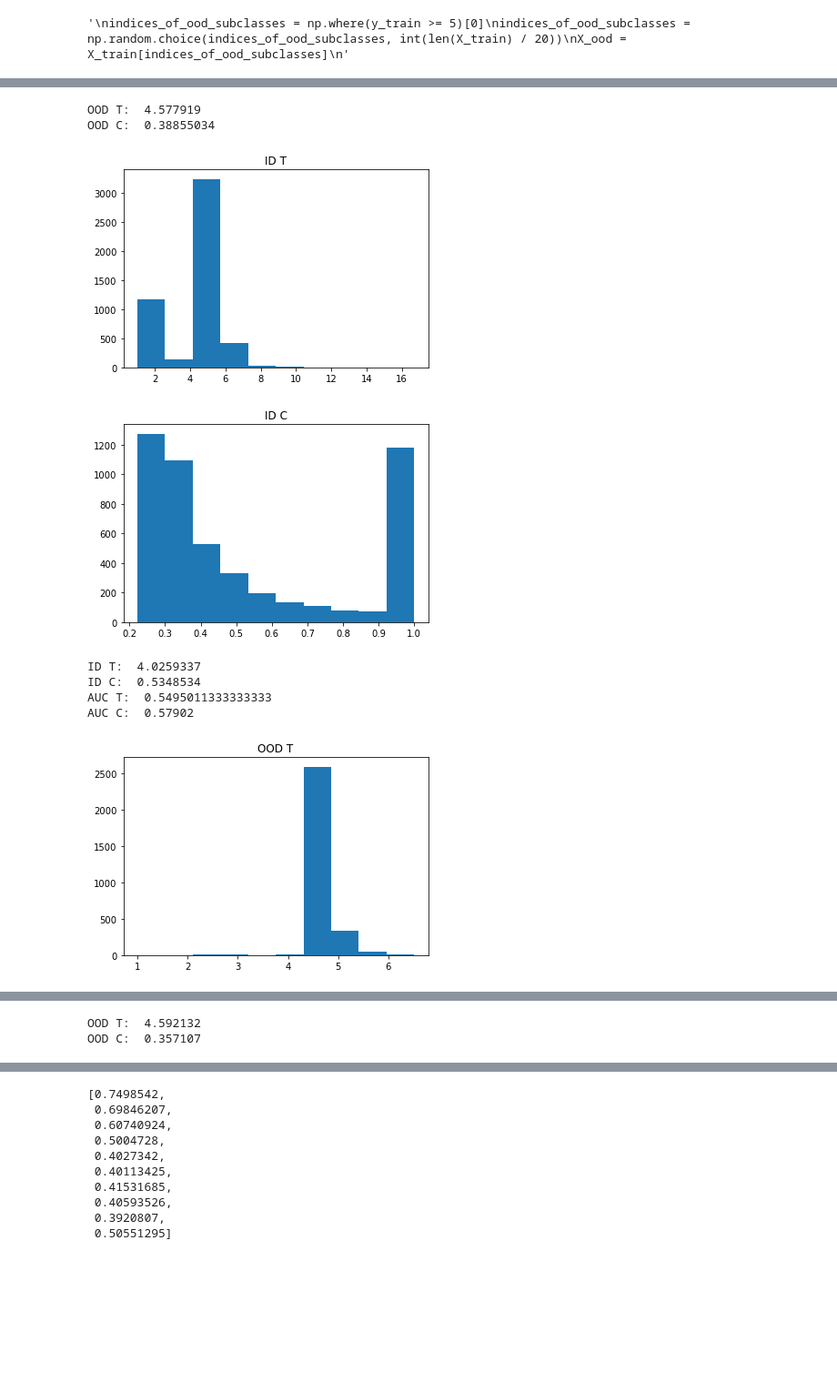
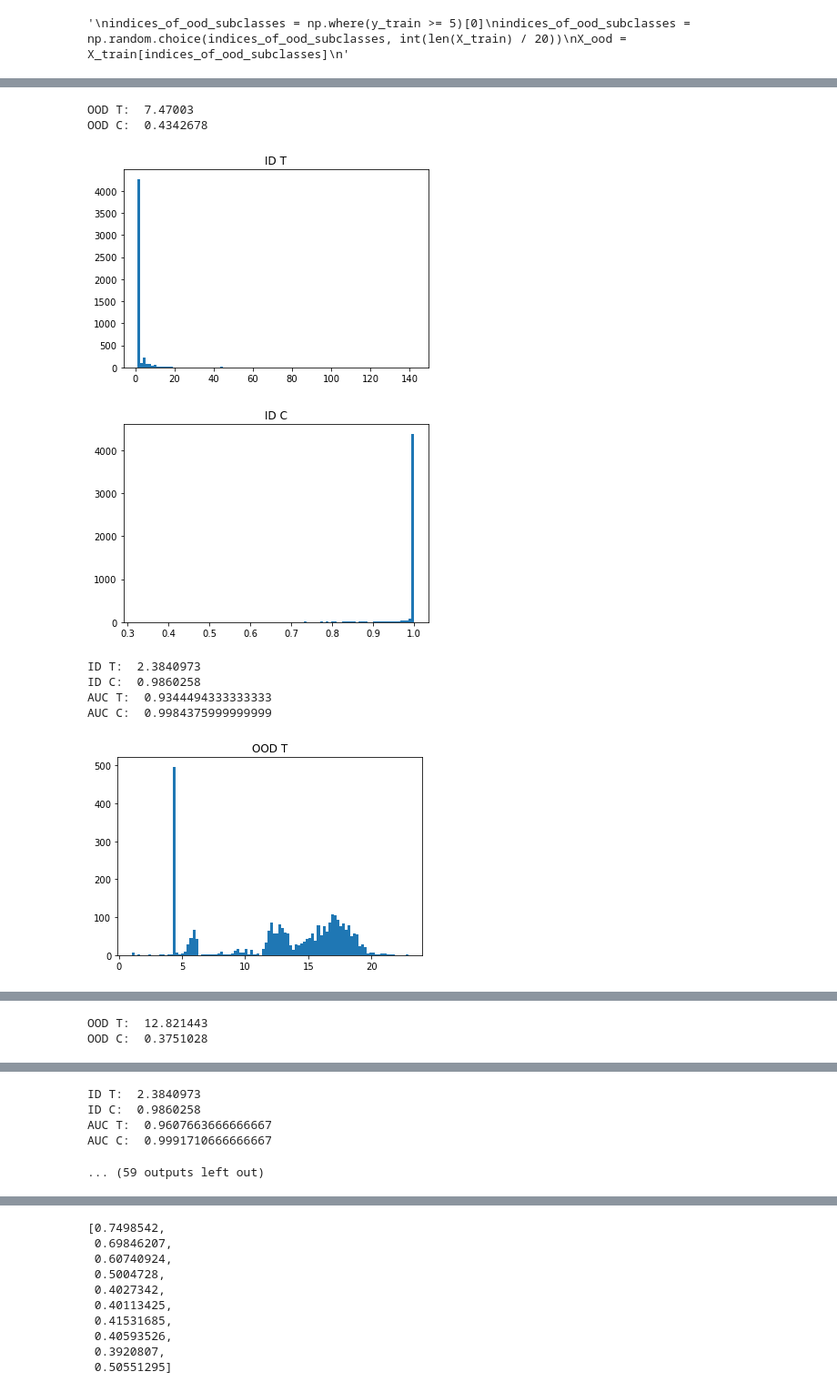
Before and after one commit to levinwil/TempVOS, a Jupyter notebook: Exploration.ipynb, the cells around one changed output, grey strips where cells are left out. Shown at 91% size. Cells and saved outputs as stored; diff of their text form; code cells hidden in the pictures; blank space fills up the shorter version.

```diff
--- a/Exploration.ipynb
+++ b/Exploration.ipynb
@@ -115,10 +116,14 @@ vos_samples = []
 close_classes_per_sample = []
 for c in tqdm(range(len(np.unique(y_train)))):
     examples_of_class = np.where(y_val == c)[0]
-    vos_samples_of_class = mv.rvs(mean = 0, cov = 1, size = (int(len(examples_of_class)), np.shape(encoding_X_val)[1]))
+    vos_samples_of_class = mv.rvs(mean = 0, cov = 1, size = (int(len(examples_of_class)) * 2, np.shape(encoding_X_val)[1]))
     vos_samples_of_class = vos_samples_of_class / np.linalg.norm(vos_samples_of_class, axis =1)[:, np.newaxis]
-    magnitudes = np.random.uniform(class_lower_percentile[c], class_upper_percentile[c], size = len(vos_samples_of_class))
-    vos_samples_of_class = class_means[c] + vos_samples_of_class * magnitudes[:, np.newaxis]
+    magnitudes = class_upper_percentile[c] - class_upper_percentile[c] * np.random.exponential(scale = .25, size = len(vos_samples_of_class))#np.random.uniform(class_lower_percentile[c], class_upper_percentile[c], size = len(vos_samples_of_class))
+    positive_magnitudes = np.where(magnitudes > 0)[0]
+    plt.hist(magnitudes[positive_magnitudes])
+    plt.title("Magnitudes")
+    plt.show()
+    vos_samples_of_class = class_means[c] + vos_samples_of_class[positive_magnitudes] * magnitudes[positive_magnitudes, np.newaxis]
     directions = []
     for sample in vos_samples_of_class:
         is_distant = True
@@ -133,11 +138,12 @@ for c in tqdm(range(len(np.unique(y_train)))):
                 direction_similarity = 1 - cosine(direction_from_generating_class, direction_from_other_class_center)
                 if direction_similarity > max_direction_similarity:
                     max_direction_similarity = direction_similarity
-                if direction_similarity > .2:
+                if direction_similarity > 0.2:
                     close_classes.append(j)
         directions.append(max_direction_similarity)
         close_classes_per_sample.append(close_classes)
     plt.hist(directions)
+    plt.title("Directions")
     plt.show()
     vos_samples.extend(vos_samples_of_class)
 # %% [output]
@@ -163,3 +171,6 @@ for i in range(len(close_classes_per_sample)):
+# %%
+vos_labels = vos_labels[np.where([len(v) == 1 for v in close_classes_per_sample])[0]]
+vos_samples = np.array(vos_samples)[np.where([len(v) == 1 for v in close_classes_per_sample])[0]]
 # %%
 ood_X_val = np.concatenate([encoding_X_val, vos_samples], axis = 0)
 ood_y_val = np.concatenate([keras.utils.to_categorical(y_val), vos_labels])
@@ -171,7 +182,6 @@ ood_X_val, ood_y_val = ood_X_val[random_order], ood_y_val[random_order]
 import tensorflow as tf
 x = keras.layers.Dense(5, activation = 'relu')(enc)
 x = keras.layers.BatchNormalization()(x)
-'''
 x = keras.layers.Dropout(0.7)(x)
 x = keras.layers.Dense(100, activation = 'relu')(x)
 x = keras.layers.BatchNormalization()(x)
@@ -179,7 +189,6 @@ x = keras.layers.Dropout(0.7)(x)
 x = keras.layers.Dense(100, activation = 'relu')(x)
 x = keras.layers.BatchNormalization()(x)
 x = keras.layers.Dropout(0.7)(x)
-'''
 pre_temperature = keras.layers.Dense(units = 1, activation = 'linear')(x)
 #temperature = keras.layers.Lambda(lambda v : keras.activations.sigmoid(v) * 10)(pre_temperature)
 #custom loss. We want the temperature to be unbounded on the positive side (and therefore when the pretemperature is greater than 0, it's unbounded;
@@ -197,6 +206,7 @@ ood_network.compile(loss='categorical_crossentropy',
 ood_network.fit(ood_X_val, ood_y_val,
     epochs = 100,
     verbose = 1,
-    validation_split = .1)
+    validation_split = .1,
+    callbacks = keras.callbacks.EarlyStopping(patience = 10))
 # %% [output]
 Epoch 1/100
@@ -227,16 +237,17 @@ for _ in range(100):
     tensor = tf.convert_to_tensor(encoding_X_ood_grad, dtype=tf.float32)
     with tf.GradientTape(persistent=True) as tape:
         tape.watch(tensor)
-        pred = ood_network(tensor)
-        y = [pred[i, keras.backend.argmax(pred[i])] for i in range(len(pred))]
+        y = -temperature_model(tensor)
+        #pred = ood_network(tensor)
+        #y = [pred[i, keras.backend.argmax(pred[i])] for i in range(len(pred))]
     dy_dx = tape.gradient(y, tensor)
     encoding_X_ood_grad -= 1e1 * dy_dx
     ood_t = temperature_model.predict(encoding_X_ood_grad)
-    plt.hist(ood_t)
+    plt.hist(ood_t, bins = 100)
     plt.title("OOD T")
     plt.show()
     ood_grad_c = np.max(ood_network.predict(encoding_X_ood_grad), axis = 1)
-    plt.hist(ood_grad_c)
+    plt.hist(ood_grad_c, bins = 100)
     plt.title("OOD C")
     plt.show()
     print("OOD T: ", np.mean(ood_t))
@@ -246,21 +257,22 @@ for _ in range(100):
     tensor = tf.convert_to_tensor(encoding_X_test, dtype=tf.float32)
     with tf.GradientTape(persistent=True) as tape:
         tape.watch(tensor)
-        pred = ood_network(tensor)
-        y = [pred[i, keras.backend.argmax(pred[i])] for i in range(len(pred))]
+        y = -temperature_model(tensor)
+        #pred = ood_network(tensor)
+        #y = [pred[i, keras.backend.argmax(pred[i])] for i in range(len(pred))]
     dy_dx = tape.gradient(y, tensor)
     encoding_X_test -= 1e1 * dy_dx
     id_t = temperature_model.predict(encoding_X_test_grad)
-    plt.hist(id_t)
+    plt.hist(id_t, bins = 100)
     plt.title("ID T")
     plt.show()
     id_grad_c = np.max(ood_network.predict(encoding_X_test_grad), axis = 1)
-    plt.hist(id_grad_c)
+    plt.hist(id_grad_c, bins = 100)
     plt.title("ID C")
     plt.show()
     print("ID T: ", np.mean(id_t))
     print("ID C: ", np.mean(id_grad_c))
 
-    print("AUC T: ",roc_auc_score(np.concatenate([np.ones((len(id_t))), np.zeros((len(ood_t)))]), np.concatenate([id_t, ood_t])))
+    print("AUC T: ",roc_auc_score(np.concatenate([np.zeros((len(id_t))), np.ones((len(ood_t)))]), np.concatenate([id_t, ood_t])))
     print("AUC C: ",roc_auc_score(np.concatenate([np.ones((len(id_t))), np.zeros((len(ood_t)))]), np.concatenate([id_grad_c, ood_grad_c])))
 # %% [output]
@@ -269,9 +281,9 @@ for _ in range(100):
-OOD T:  4.577919
-OOD C:  0.38855034
+OOD T:  7.47003
+OOD C:  0.4342678
-[figure, old version]
+[figure, new version]
-[figure, old version]
+[figure, new version]
-ID T:  4.0259337
-ID C:  0.5348534
-AUC T:  0.5495011333333333
-AUC C:  0.57902
+ID T:  2.3840973
+ID C:  0.9860258
+AUC T:  0.9344494333333333
+AUC C:  0.9984375999999999
-[figure, old version]
+[figure, new version]
@@ -279,2 +291,2 @@ AUC C:  0.57902
-OOD T:  4.592132
-OOD C:  0.357107
+OOD T:  12.821443
+OOD C:  0.3751028
@@ -281 +295,6 @@ OOD C:  0.357107
+ID T:  2.3840973
+ID C:  0.9860258
+AUC T:  0.9607663666666667
+AUC C:  0.9991710666666667
+... (59 outputs left out)
 # %%
```
Also changed, not shown: parts of 33 cells of this notebook.
